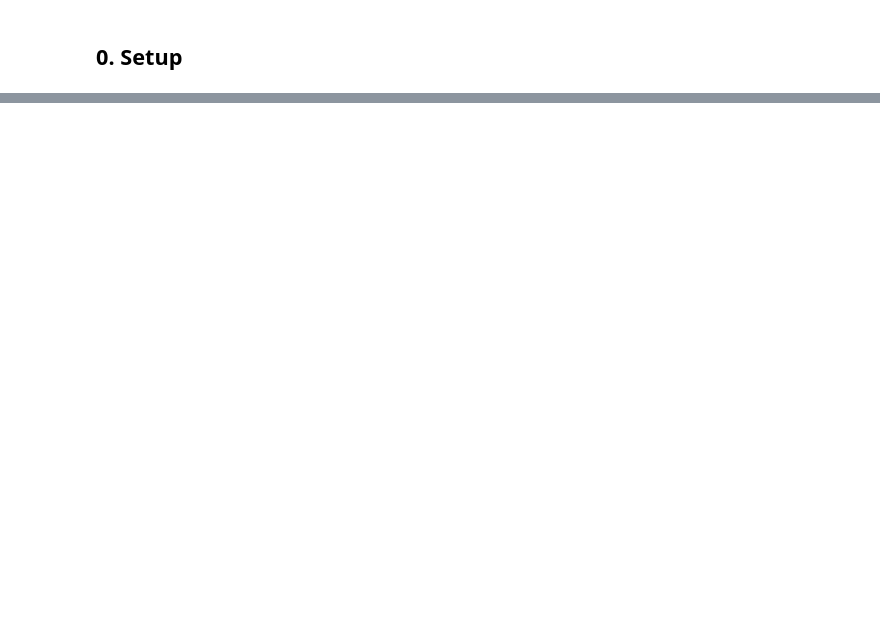
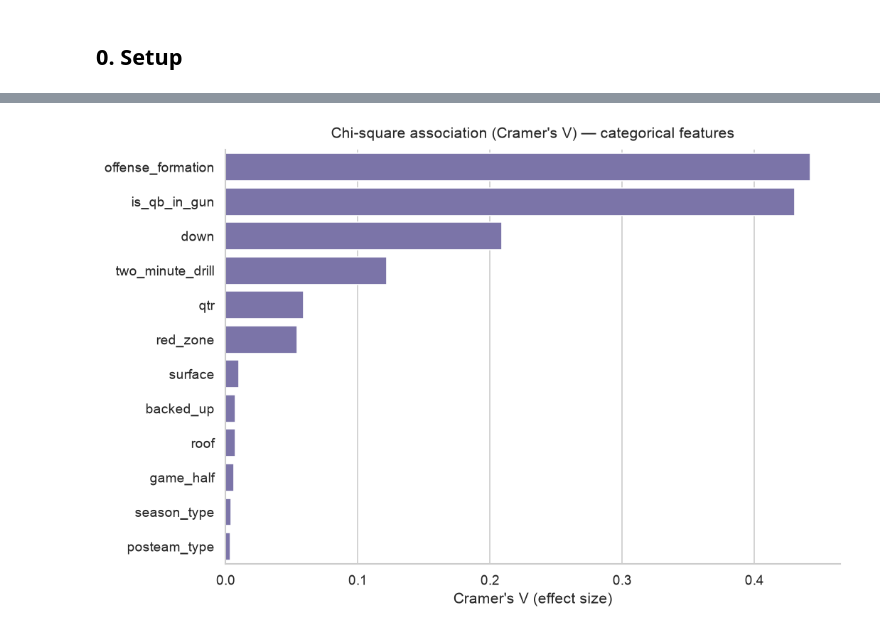
Before and after one commit to cyrusnavasca/nfl-play-intelligence, a Jupyter notebook: notebooks/02_feature_selection.ipynb, the cells around one changed output, grey strips where cells are left out. Drawn from its saved outputs; the diff is of its cells as text; code cells hidden in the pictures; blank space fills up the shorter version.

```diff
--- a/notebooks/02_feature_selection.ipynb
+++ b/notebooks/02_feature_selection.ipynb
@@ -447,0 +294,32 @@ print("    game-theory feature (teams run when opponent expects pass and vice ve
+# %%
+from scipy.stats import chi2_contingency
+
+def cramers_v(confusion):
+    chi2 = chi2_contingency(confusion, correction=False)[0]
+    n = confusion.sum().sum()
+    r, k = confusion.shape
+    phi2 = chi2 / n
+    phi2corr = max(0, phi2 - (k - 1) * (r - 1) / (n - 1))
+    rcorr = r - (r - 1) ** 2 / (n - 1)
+    kcorr = k - (k - 1) ** 2 / (n - 1)
+    denom = min(kcorr - 1, rcorr - 1)
+    return np.sqrt(phi2corr / denom) if denom > 0 else np.nan
+
+rows = []
+for c in CHI2_FEATURES:
+    table = pd.crosstab(df[c].astype(str), y)
+    chi2, p, dof, _ = chi2_contingency(table)
+    rows.append({
+        "feature": c,
+        "chi2": chi2,
+        "p_value": p,
+        "dof": dof,
+        "cramers_v": cramers_v(table.values),
+        "n_levels": table.shape[0],
+    })
+
+chi2_df = pd.DataFrame(rows)
+chi2_df["significant"] = chi2_df["p_value"] < 0.05
+chi2_df = chi2_df.sort_values("cramers_v", ascending=False).reset_index(drop=True)
+print(f"Significant (p < 0.05): {chi2_df['significant'].sum()} / {len(chi2_df)}")
+chi2_df
@@ -447,0 +341,10 @@ print("    game-theory feature (teams run when opponent expects pass and vice ve
+# %%
+fig, ax = plt.subplots(figsize=(9, 6))
+sns.barplot(data=chi2_df, y="feature", x="cramers_v", color="#756bb1", ax=ax)
+ax.set_title("Chi-square association (Cramer's V) — categorical features", pad=10)
+ax.set_xlabel("Cramer's V (effect size)")
+ax.set_ylabel("")
+plt.tight_layout()
+plt.show()
+# %% [output]
+[figure, added]
```
Also changed, not shown: parts of 34 cells of this notebook, 9 other files.
